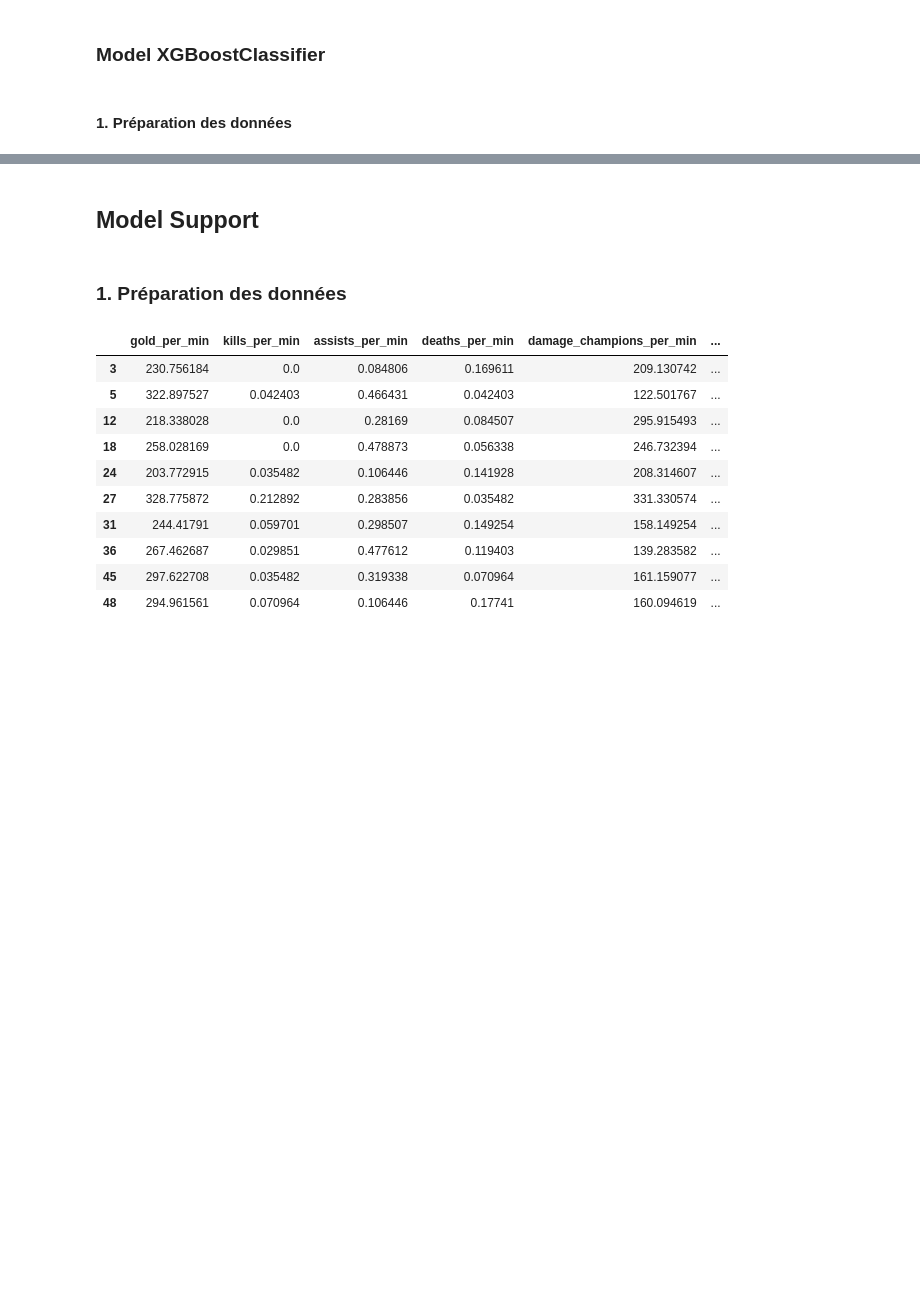
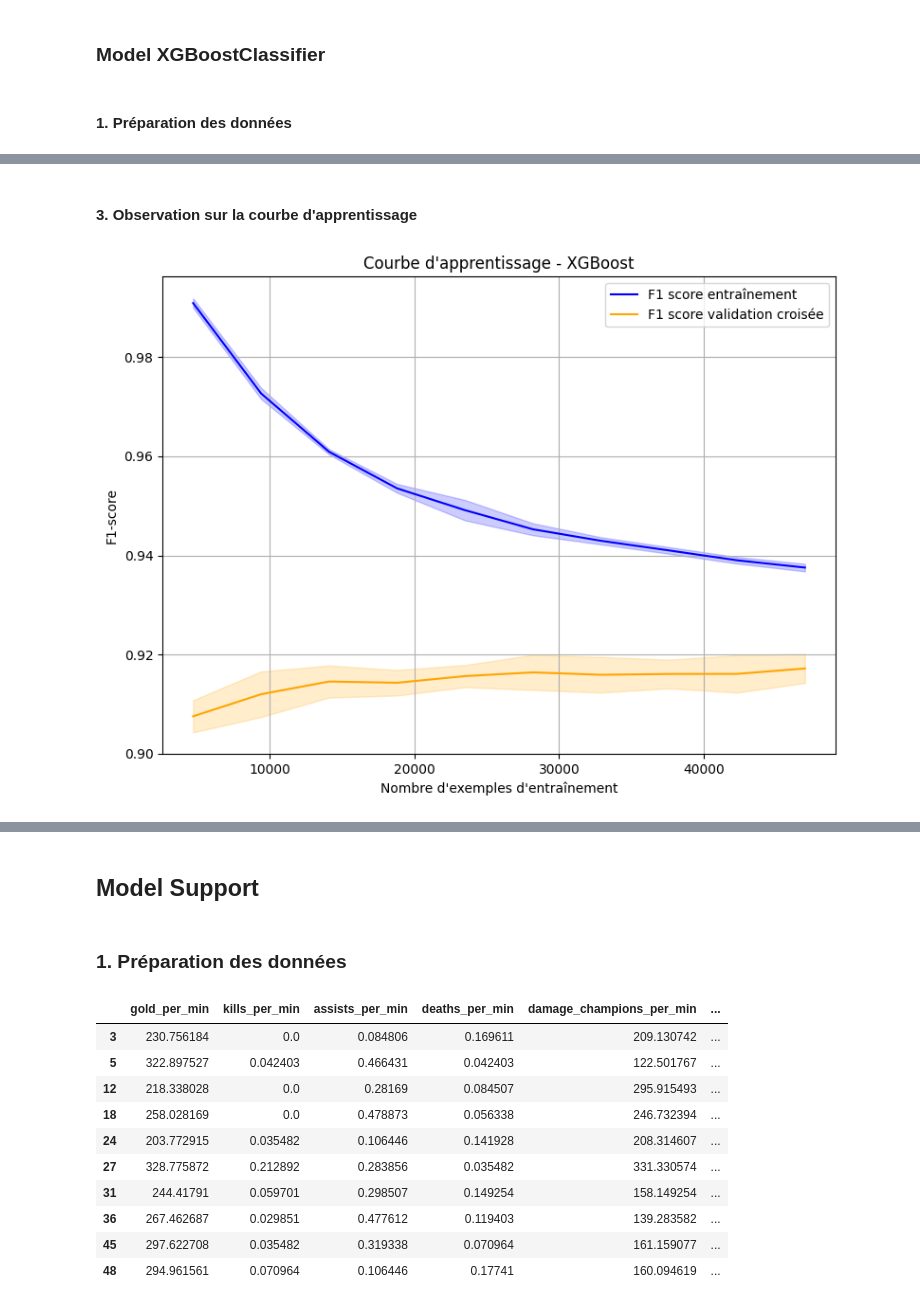
Before and after one commit to blaugrana11/ML-model_LoL, a Jupyter notebook: notebooks/mission_1.ipynb, the cells around one changed output, grey strips where cells are left out. Saved outputs shown, nothing was run; the diff lists cells and outputs as text; code cells hidden in the pictures; blank space fills up the shorter version.

Commit message:
add of XGBoostClassifier model for ADC

```diff
--- a/notebooks/mission_1.ipynb
+++ b/notebooks/mission_1.ipynb
@@ -689,0 +825,37 @@ shap.summary_plot(shap_values_class1, X_val)
+# %% [markdown]
+#### 3. Observation sur la courbe d'apprentissage
+# %%
+# Génère les courbes d'apprentissage
+train_sizes, train_scores, val_scores = learning_curve(
+    model_XGB_ADC,
+    X_train,
+    y_train,
+    cv=5,
+    scoring='f1',
+    train_sizes=np.linspace(0.1, 1.0, 10),
+    n_jobs=-1,
+    shuffle=True,
+    random_state=42
+)
+
+# Moyennes et écart-types
+train_scores_mean = np.mean(train_scores, axis=1)
+train_scores_std = np.std(train_scores, axis=1)
+val_scores_mean = np.mean(val_scores, axis=1)
+val_scores_std = np.std(val_scores, axis=1)
+
+# Tracé
+plt.figure(figsize=(8,6))
+plt.plot(train_sizes, train_scores_mean, label='F1 score entraînement', color='blue')
+plt.fill_between(train_sizes, train_scores_mean - train_scores_std, train_scores_mean + train_scores_std, alpha=0.2, color='blue')
+plt.plot(train_sizes, val_scores_mean, label='F1 score validation croisée', color='orange')
+plt.fill_between(train_sizes, val_scores_mean - val_scores_std, val_scores_mean + val_scores_std, alpha=0.2, color='orange')
+plt.title("Courbe d'apprentissage - XGBoost")
+plt.xlabel("Nombre d'exemples d'entraînement")
+plt.ylabel("F1-score")
+plt.legend()
+plt.grid(True)
+plt.tight_layout()
+plt.show()
+# %% [output]
+[figure, added]
```
Also changed, not shown: parts of 19 cells of this notebook.
